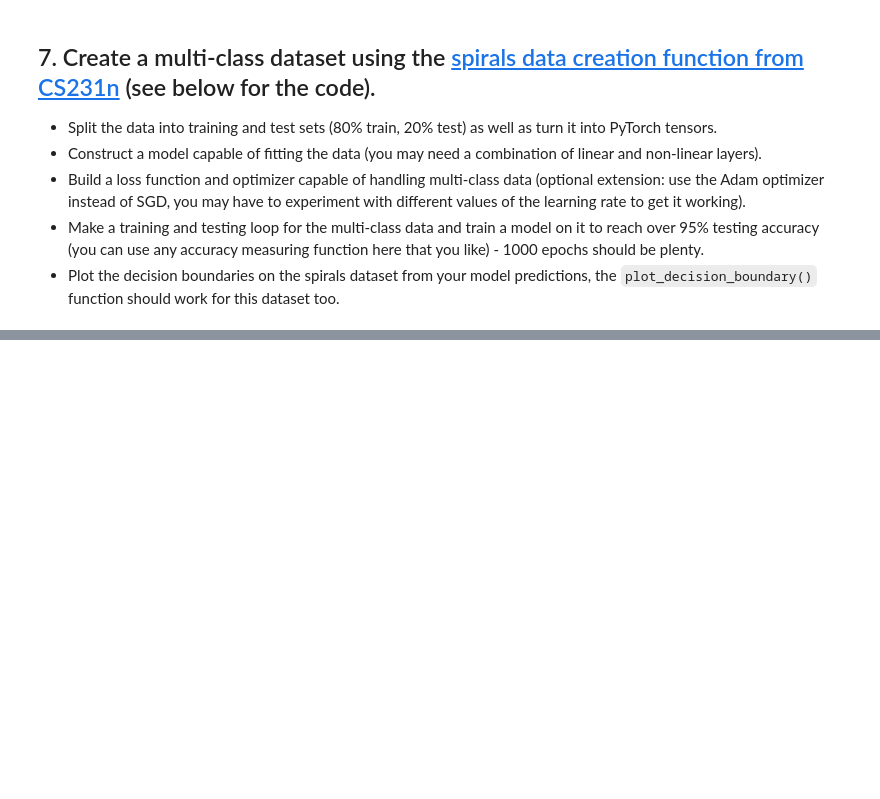
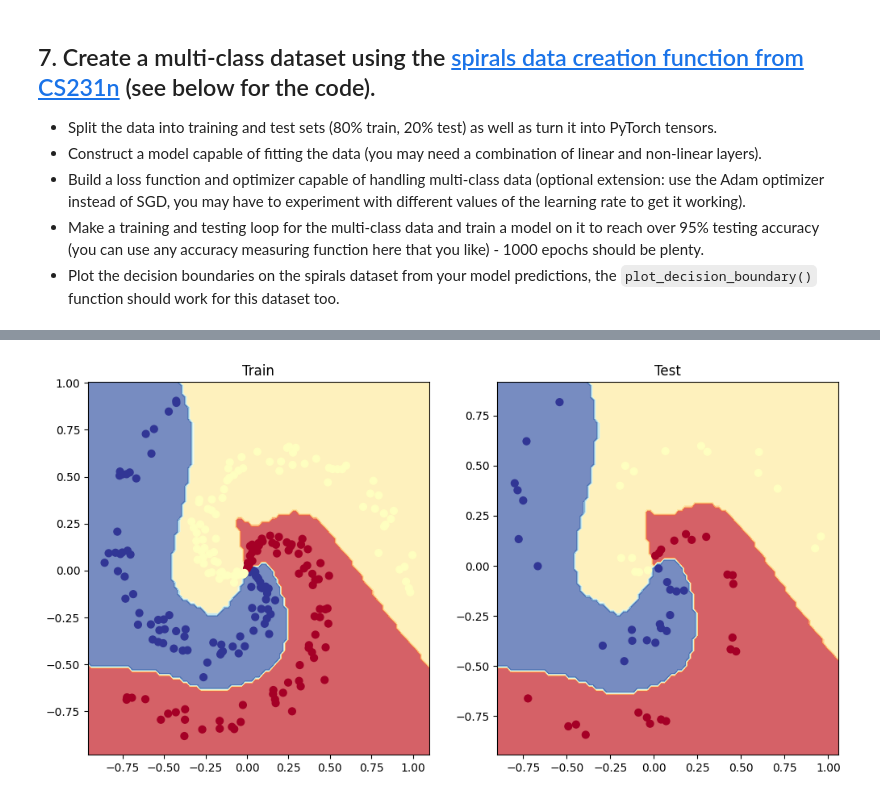
Before and after one commit to Maniacravi/pytorch-deep-learning, a Jupyter notebook: 02_pytorch_classification_exercises.ipynb, the cells around one changed output, grey strips where cells are left out. Saved outputs shown, nothing was run; the diff lists cells and outputs as text; code cells hidden in the pictures; blank space fills up the shorter version.

```diff
--- a/02_pytorch_classification_exercises.ipynb
+++ b/02_pytorch_classification_exercises.ipynb
@@ -243,3 +349,6 @@ from torchmetrics import Accuracy
 ## TODO: uncomment the two lines below to send the accuracy function to the device
 # acc_fn = Accuracy(task="multiclass", num_classes=4).to(device)
 # acc_fn
+# %%
+acc_fn = Accuracy(task="multiclass", num_classes=4).to(device)
+acc_fn
@@ -272,35 +424,46 @@ Pred labels:
 # %%
 # Setup loss function and optimizer
-# loss_fn =
-# optimizer =
+loss_fn = nn.CrossEntropyLoss()
+optimizer = torch.optim.Adam(params=model_spiral.parameters(), lr=0.01)
 # %%
 # Build a training loop for the model
+torch.manual_seed(RANDOM_SEED)
+
+# Set the number of epochs
+epochs = 1000
 
 # Loop over data
-
+for epoch in range(epochs):
 
   ## Training
-
+  model_spiral.train()
   # 1. Forward pass
-
+  y_logits = model_spiral(X_train).squeeze()
 
   # 2. Calculate the loss
-
+  loss = loss_fn(y_logits, y_train)
+  acc = acc_fn(torch.argmax(torch.softmax(y_logits, dim=1), dim=1), y_train) * 100
 
   # 3. Optimizer zero grad
-
+  optimizer.zero_grad()
 
   # 4. Loss backward
-
+  loss.backward()
 
   # 5. Optimizer step
-
+  optimizer.step()
 
   ## Testing
-
+  model_spiral.eval()
+  with torch.inference_mode():
 
     # 1. Forward pass
+    test_logits = model_spiral(X_test).squeeze()
 
     # 2. Caculate loss and acc
+    test_loss = loss_fn(test_logits, y_test)
+    test_acc = acc_fn(torch.argmax(torch.softmax(test_logits, dim=1), dim=1), y_test) * 100
 
   # Print out what's happening every 100 epochs
+  if epoch % 100 == 0:
+    print(f"Epoch: {epoch} | Loss: {loss:.5f}, Acc: {acc:.2f}% | Test loss: {test_loss:.5f}, Test acc: {test_acc:.2f}%")
@@ -308,0 +481,13 @@ Pred labels:
+# %%
+# Plot decision boundaries for training and test sets
+
+plt.figure(figsize=(12, 6))
+plt.subplot(1, 2, 1)
+plt.title("Train")
+plot_decision_boundary(model_spiral, X_train, y_train)
+plt.subplot(1, 2, 2)
+plt.title("Test")
+plot_decision_boundary(model_spiral, X_test, y_test)
+plt.show()
+# %% [output]
+[figure, added]
```
Also changed, not shown: parts of 19 cells of this notebook.
